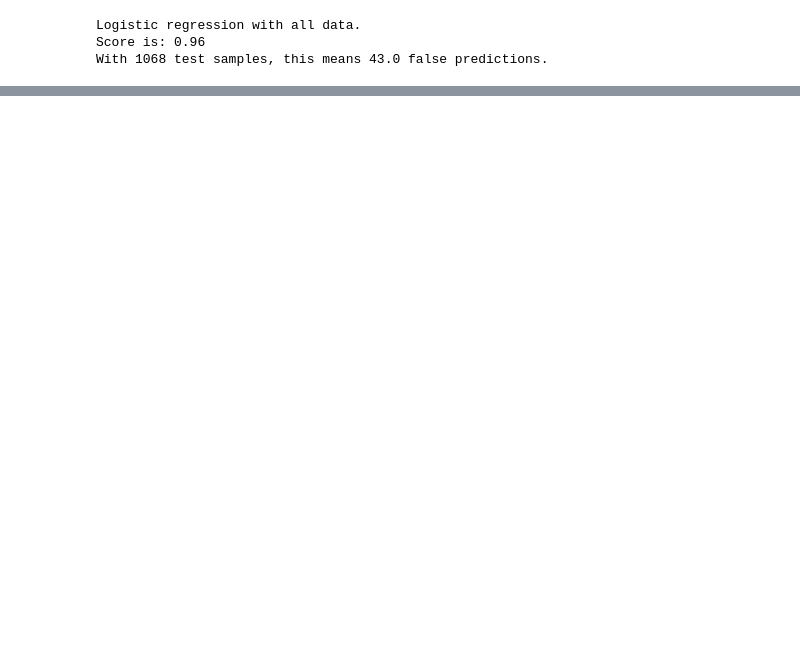
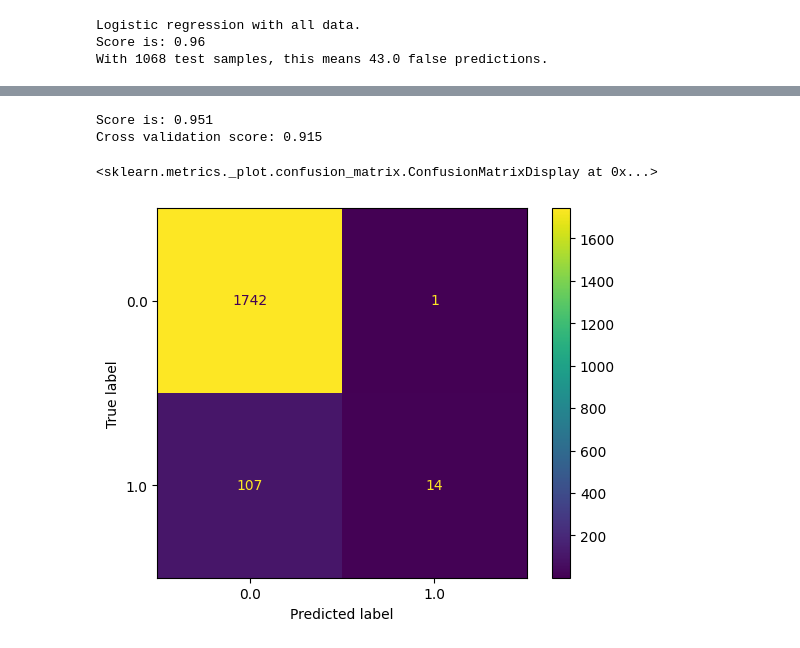
Before and after one commit to sofvanh/slipskip, a Jupyter notebook: model/model_training.ipynb, the cells around one changed output, grey strips where cells are left out. Saved outputs shown, nothing was run; the diff lists cells and outputs as text; code cells hidden in the pictures; blank space fills up the shorter version.

```diff
--- a/model/model_training.ipynb
+++ b/model/model_training.ipynb
@@ -43,0 +54,18 @@ With 616 test samples, this means 37.0 false predictions.
+# %%
+y = df2["value"].to_numpy()
+X = df2.drop(columns=["value"]).to_numpy()
+
+X_train, X_test, y_train, y_test = train_test_split(X, y, test_size=0.33, random_state=42)
+clf2 = DecisionTreeClassifier(max_depth=5)
+clf2 = clf2.fit(X, y)
+
+score = clf2.score(X_test, y_test).round(3)
+score2 = clf2.score(X_train, y_train).round(3)
+print("Score is:", score)
+print("Cross validation score:", cross_val_score(clf2, X, y, cv=4).mean().round(3))
+plot_confusion_matrix(clf2,X,y)
+# %% [output]
+Score is: 0.951
+Cross validation score: 0.915
+<sklearn.metrics._plot.confusion_matrix.ConfusionMatrixDisplay at 0x...>
+[figure, added]
```
Also changed, not shown: parts of 4 cells of this notebook, 1 other file.
